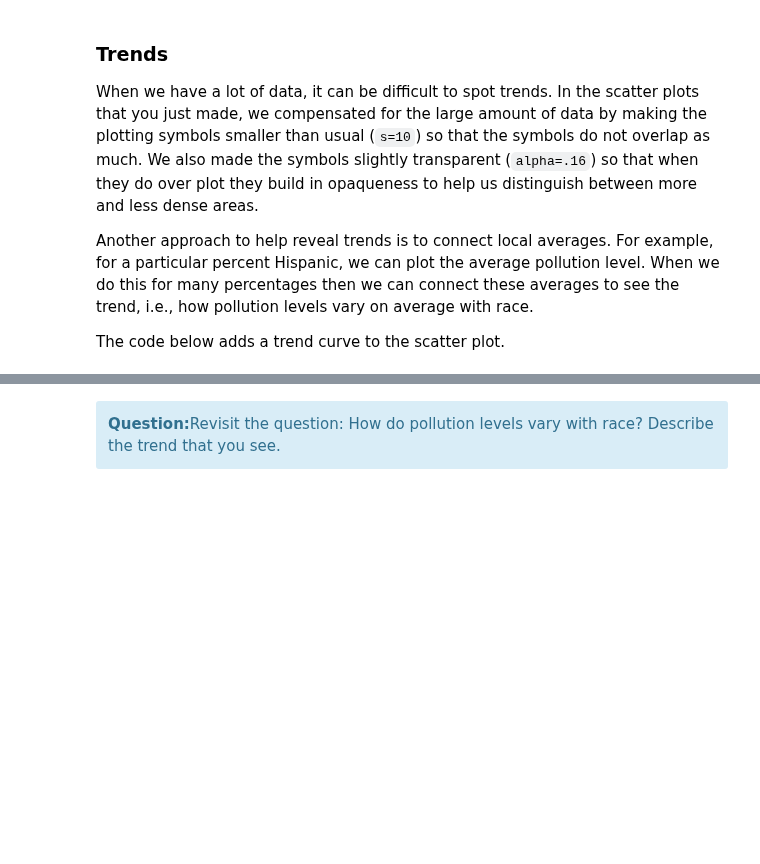
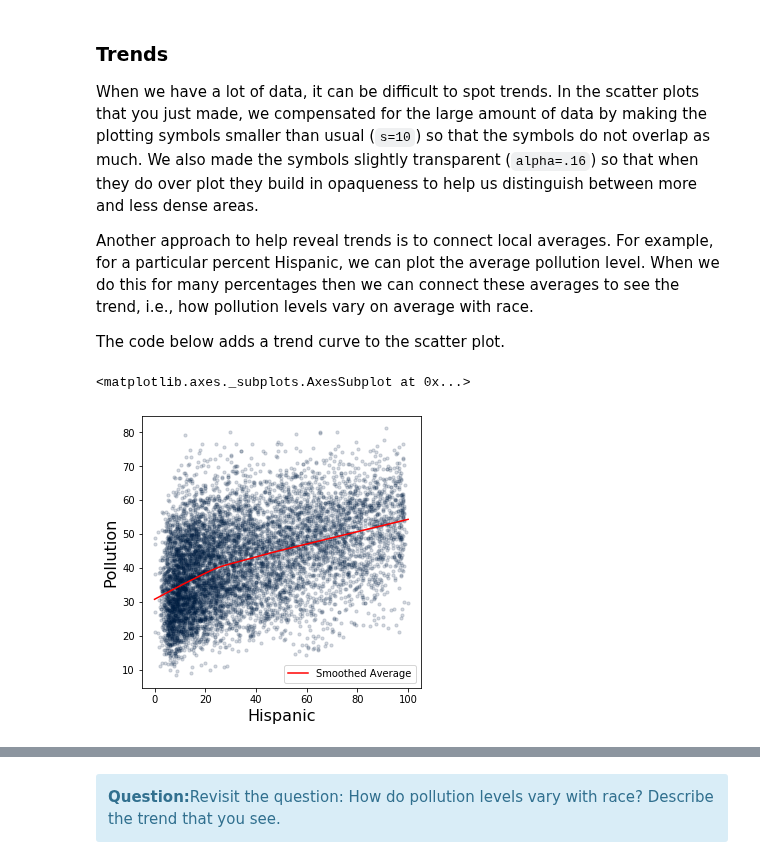
Before and after one commit to ds-modules/BUDS-SU21-Dev, a Jupyter notebook: Project_2/Pollution/Pollution.ipynb, the cells around one changed output, grey strips where cells are left out. Saved outputs shown, nothing was run; the diff lists cells and outputs as text; code cells hidden in the pictures; blank space fills up the shorter version.

Commit message:
adding code for smooth lines on scatter plot. These need to be wrapped up into functions

```diff
--- a/Project_2/Pollution/Pollution.ipynb
+++ b/Project_2/Pollution/Pollution.ipynb
@@ -283,0 +286,8 @@ The code below adds a trend curve to the scatter plot.
+# %%
+ces_data.scatter("Hispanic", "Pollution", alpha = .16, s = 10)
+
+ysmooth = lowess(ces_data['Pollution'], ces_data['Hispanic'], return_sorted=False)
+sns.lineplot(ces_data['Hispanic'], ysmooth, label="Smoothed Average", color='red')
+# %% [output]
+<matplotlib.axes._subplots.AxesSubplot at 0x...>
+[figure, added]
```
Also changed, not shown: parts of 7 cells of this notebook.
